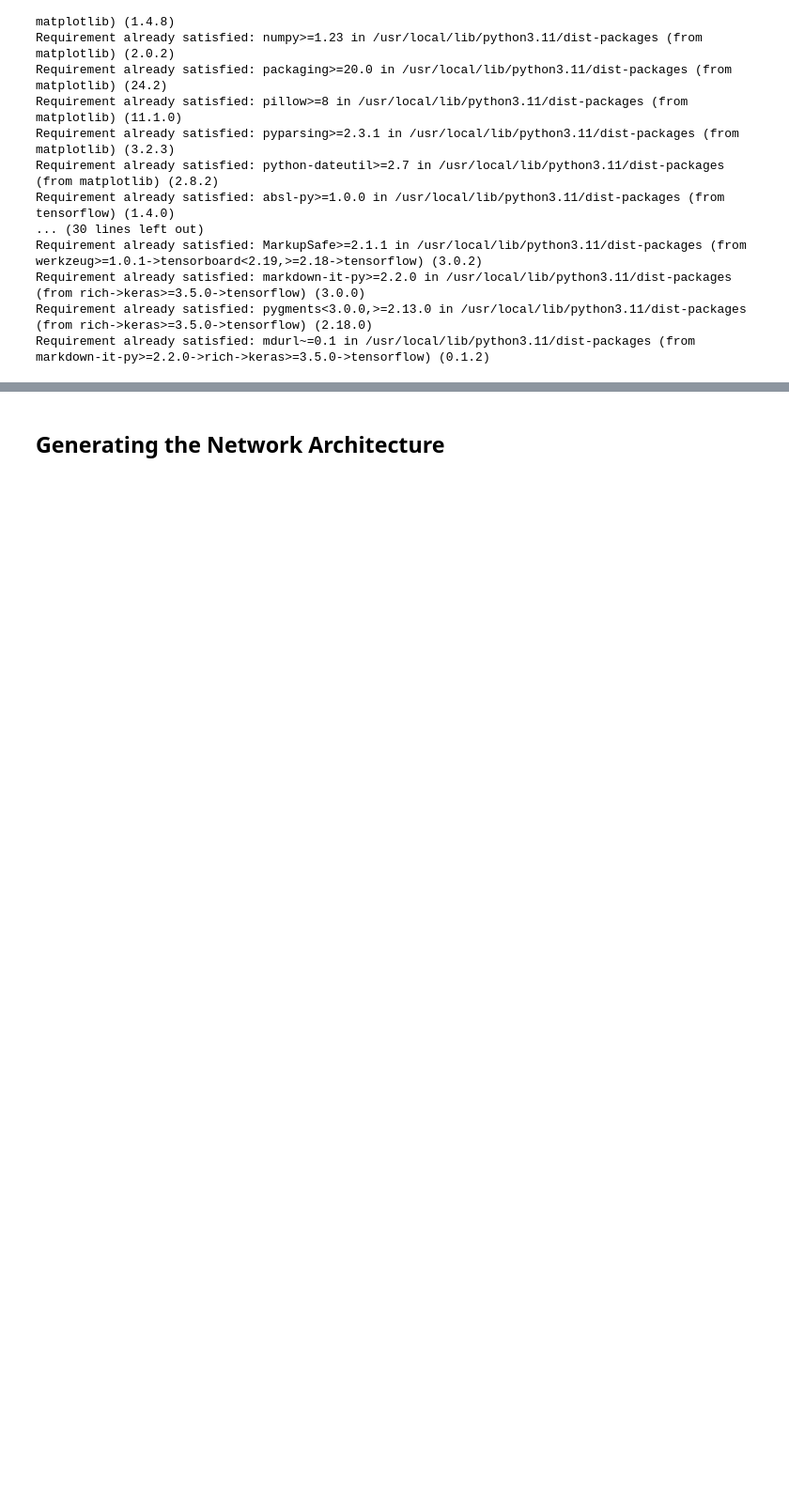
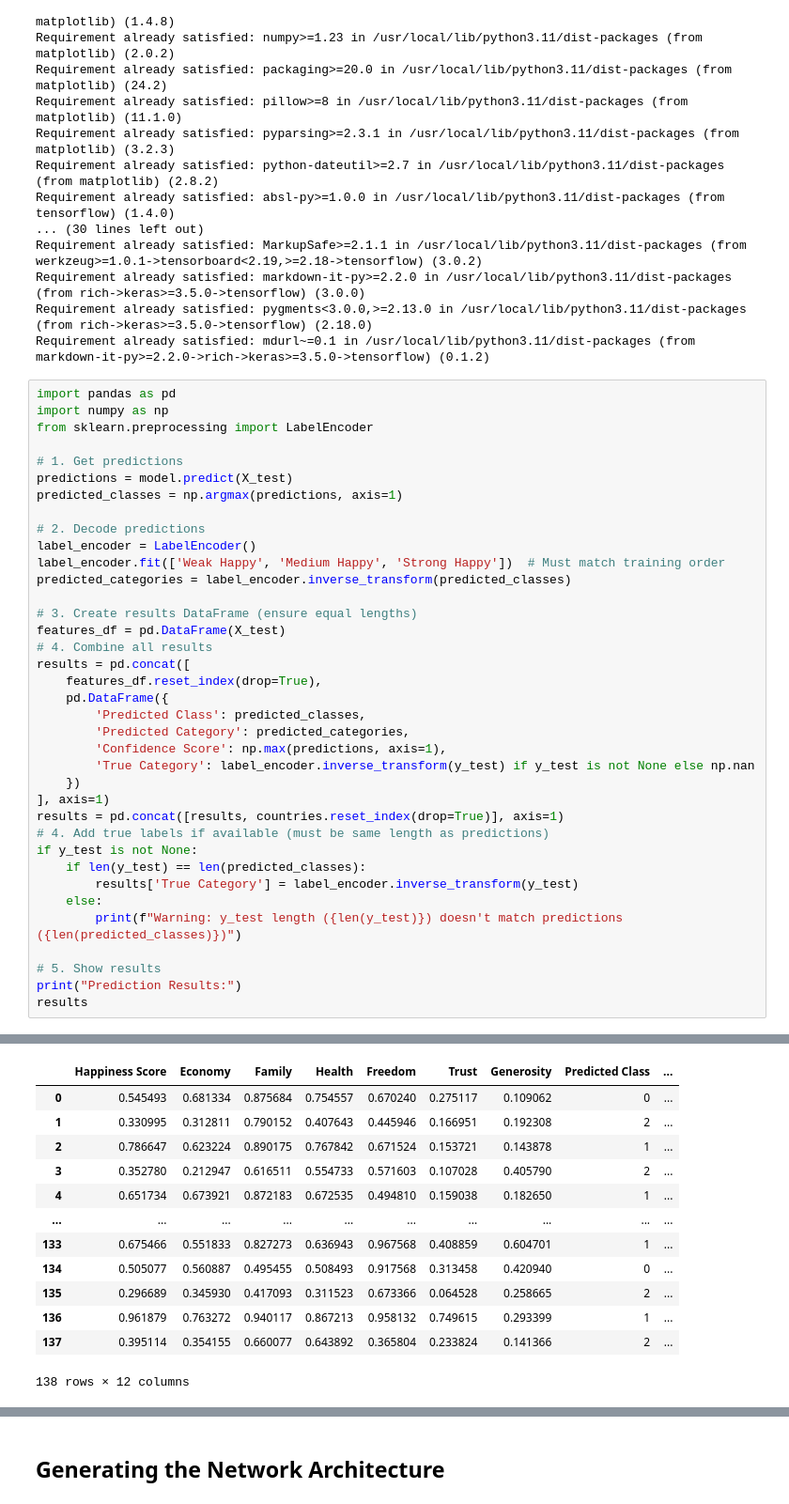
Before and after one commit to fairuznawar122/World-Happiness-Classification, a Jupyter notebook: World_Happiness_Classification_ANN.ipynb, the cells around one changed output, grey strips where cells are left out. Shown at 94% size. Drawn from its saved outputs; the diff is of its cells as text; blank space fills up the shorter version.

```diff
--- a/World_Happiness_Classification_ANN.ipynb
+++ b/World_Happiness_Classification_ANN.ipynb
@@ -366,3 +374,41 @@ Requirement already satisfied: MarkupSafe>=2.1.1 in /usr/local/lib/python3.11/di
 Requirement already satisfied: markdown-it-py>=2.2.0 in /usr/local/lib/python3.11/dist-packages (from rich->keras>=3.5.0->tensorflow) (3.0.0)
 Requirement already satisfied: pygments<3.0.0,>=2.13.0 in /usr/local/lib/python3.11/dist-packages (from rich->keras>=3.5.0->tensorflow) (2.18.0)
 Requirement already satisfied: mdurl~=0.1 in /usr/local/lib/python3.11/dist-packages (from markdown-it-py>=2.2.0->rich->keras>=3.5.0->tensorflow) (0.1.2)
+# %%
+import pandas as pd
+import numpy as np
+from sklearn.preprocessing import LabelEncoder
+
+# 1. Get predictions
+predictions = model.predict(X_test)
+predicted_classes = np.argmax(predictions, axis=1)
+
+# 2. Decode predictions
+label_encoder = LabelEncoder()
+label_encoder.fit(['Weak Happy', 'Medium Happy', 'Strong Happy'])  # Must match training order
+predicted_categories = label_encoder.inverse_transform(predicted_classes)
+
+# 3. Create results DataFrame (ensure equal lengths)
+features_df = pd.DataFrame(X_test)
+# 4. Combine all results
+results = pd.concat([
+    features_df.reset_index(drop=True),
+    pd.DataFrame({
+        'Predicted Class': predicted_classes,
+        'Predicted Category': predicted_categories,
+        'Confidence Score': np.max(predictions, axis=1),
+        'True Category': label_encoder.inverse_transform(y_test) if y_test is not None else np.nan
+    })
+], axis=1)
+results = pd.concat([results, countries.reset_index(drop=True)], axis=1)
+# 4. Add true labels if available (must be same length as predictions)
+if y_test is not None:
+    if len(y_test) == len(predicted_classes):
+        results['True Category'] = label_encoder.inverse_transform(y_test)
+    else:
+        print(f"Warning: y_test length ({len(y_test)}) doesn't match predictions ({len(predicted_classes)})")
+
+# 5. Show results
+print("Prediction Results:")
+results
+# %% [output]
@@ -368,0 +417,13 @@ Requirement already satisfied: mdurl~=0.1 in /usr/local/lib/python3.11/dist-pack
+|  | Happiness Score | Economy | Family | Health | Freedom | Trust | Generosity | Predicted Class | ... |
+| 0 | 0.545493 | 0.681334 | 0.875684 | 0.754557 | 0.670240 | 0.275117 | 0.109062 | 0 | ... |
+| 1 | 0.330995 | 0.312811 | 0.790152 | 0.407643 | 0.445946 | 0.166951 | 0.192308 | 2 | ... |
+| 2 | 0.786647 | 0.623224 | 0.890175 | 0.767842 | 0.671524 | 0.153721 | 0.143878 | 1 | ... |
+| 3 | 0.352780 | 0.212947 | 0.616511 | 0.554733 | 0.571603 | 0.107028 | 0.405790 | 2 | ... |
+| 4 | 0.651734 | 0.673921 | 0.872183 | 0.672535 | 0.494810 | 0.159038 | 0.182650 | 1 | ... |
+| ... | ... | ... | ... | ... | ... | ... | ... | ... | ... |
+| 133 | 0.675466 | 0.551833 | 0.827273 | 0.636943 | 0.967568 | 0.408859 | 0.604701 | 1 | ... |
+| 134 | 0.505077 | 0.560887 | 0.495455 | 0.508493 | 0.917568 | 0.313458 | 0.420940 | 0 | ... |
+| 135 | 0.296689 | 0.345930 | 0.417093 | 0.311523 | 0.673366 | 0.064528 | 0.258665 | 2 | ... |
+| 136 | 0.961879 | 0.763272 | 0.940117 | 0.867213 | 0.958132 | 0.749615 | 0.293399 | 1 | ... |
+| 137 | 0.395114 | 0.354155 | 0.660077 | 0.643892 | 0.365804 | 0.233824 | 0.141366 | 2 | ... |
+138 rows × 12 columns
```
Also changed, not shown: parts of 13 cells of this notebook.
